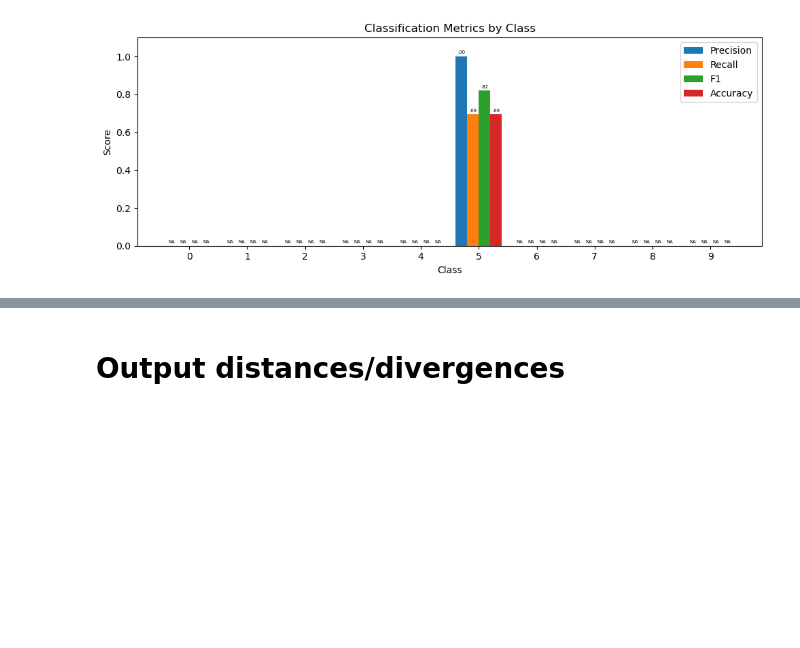
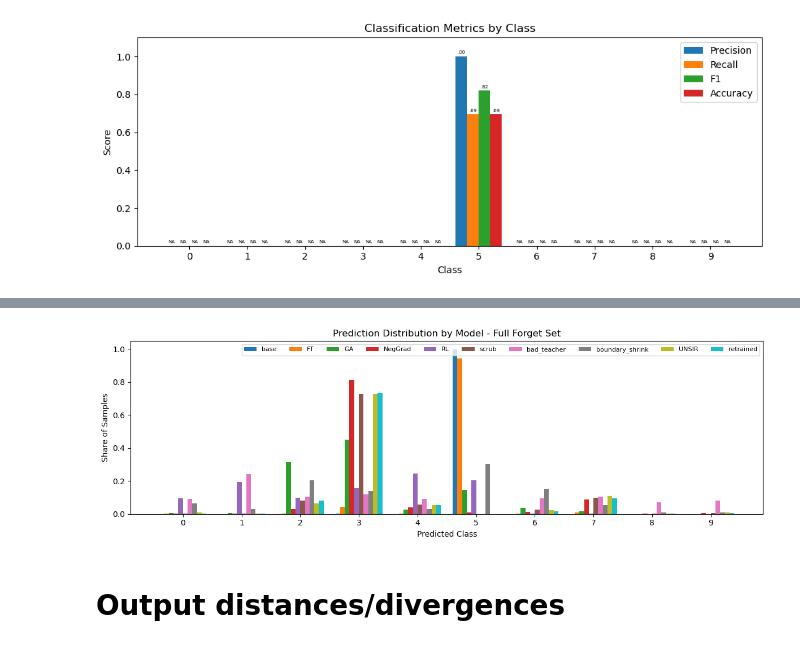
Before and after one commit to probabilistic-adaptation/verifying_unlearning_2026, a Jupyter notebook: master_auditor.ipynb, the cells around one changed output, grey strips where cells are left out. Drawn from its saved outputs; the diff is of its cells as text; code cells hidden in the pictures; blank space fills up the shorter version.

```diff
--- a/master_auditor.ipynb
+++ b/master_auditor.ipynb
@@ -51,10 +51,13 @@ base_model = init_model(model_class = "ResNet", num_classes = 10, checkpoint_pat
 
 # the candidate model
 FT_model = init_model(model_class = "ResNet", num_classes = 10, checkpoint_path="models/model_checkpoints/seed_4/FT_epoch_10_class_5.pth").to(device)
-# GA_model = init_model(model_class = "ResNet", num_classes = 10, checkpoint_path="models/model_checkpoints/seed_4/GA_epoch_5_class_5.pth").to(device)
-# NegGrad_model = init_model(model_class = "ResNet", num_classes = 10, checkpoint_path="models/model_checkpoints/seed_4/NegGrad_plus_epoch_10_class_5.pth").to(device)
-# RL_model = init_model(model_class = "ResNet", num_classes = 10, checkpoint_path="models/model_checkpoints/seed_4/RL_epoch_10_class_5.pth").to(device)
-# scrub_model = init_model(model_class = "ResNet", num_classes = 1000, checkpoint_path="models/model_checkpoints/seed_3015/scrub_epoch_5_class_5.pth").to(device)
+GA_model = init_model(model_class = "ResNet", num_classes = 10, checkpoint_path="models/model_checkpoints/seed_4/GA_epoch_5_class_5.pth").to(device)
+NegGrad_model = init_model(model_class = "ResNet", num_classes = 10, checkpoint_path="models/model_checkpoints/seed_4/NegGrad_plus_epoch_10_class_5.pth").to(device)
+RL_model = init_model(model_class = "ResNet", num_classes = 10, checkpoint_path="models/model_checkpoints/seed_4/RL_epoch_10_class_5.pth").to(device)
+scrub_model = init_model(model_class = "ResNet", num_classes = 10, checkpoint_path="models/model_checkpoints/seed_4/scrub_epoch_10_class_5.pth").to(device)
+bad_teacher_model = init_model(model_class = "ResNet", num_classes = 10, checkpoint_path="models/model_checkpoints/seed_4/bad_teacher_epoch_2_class_5.pth").to(device)
+boundary_shrink_model = init_model(model_class = "ResNet", num_classes = 10, checkpoint_path="models/model_checkpoints/seed_4/boundary_shrink_epoch_10_class_5.pth").to(device)
+UNSIR_model = init_model(model_class = "ResNet", num_classes = 10, checkpoint_path="models/model_checkpoints/seed_4/UNSIR_epoch_10_class_5.pth").to(device)
 
 # the oracle model
 all_paths = glob.glob(os.path.join("models/model_checkpoints/seed_4/retrain_from_scratch", "*.pth"))
@@ -63,9 +66,12 @@ retrained_model = init_model(model_class = "ResNet", num_classes = 10, checkpoin
 
 base_model.eval()
 FT_model.eval()
-# GA_model.eval()
-# NegGrad_model.eval()
-# RL_model.eval()
+GA_model.eval()
+NegGrad_model.eval()
+RL_model.eval()
+scrub_model.eval()
+boundary_shrink_model.eval()
+UNSIR_model.eval()
 retrained_model.eval()
 # %% [output]
 The normalize layer is contained in the network
@@ -312,0 +358,54 @@ plot_classification_metrics(
+# %%
+import matplotlib.pyplot as plt
+import numpy as np
+import torch.nn.functional as F
+
+def prediction_distribution_chart(loader, num_classes=10):
+    """Bar chart of each loaded model's predicted-class share over a full data loader."""
+    models = {
+        "base": base_model,
+        "FT": FT_model,
+        "GA": GA_model,
+        "NegGrad": NegGrad_model,
+        "RL": RL_model,
+        "scrub": scrub_model,
+        "bad_teacher": bad_teacher_model,
+        "boundary_shrink": boundary_shrink_model,
+        "UNSIR": UNSIR_model,
+        "retrained": retrained_model,
+    }
+
+    shares = {}
+    with torch.no_grad():
+        for name, model in models.items():
+            print(f"Evaluating model: {name}")
+            counts = torch.zeros(num_classes)
+            total = 0
+            for images, _ in loader:
+                images = images.to(device)
+                logits = model(images)
+                preds = F.softmax(logits, dim=1)[:, :num_classes].argmax(dim=1)
+                counts += torch.bincount(preds.cpu(), minlength=num_classes).float()
+                total += preds.shape[0]
+            shares[name] = (counts / total).numpy()
+
+    x = np.arange(num_classes)
+    n_models = len(models)
+    width = 0.8 / n_models
+
+    fig, ax = plt.subplots(figsize=(12, 4))
+    for i, (name, s) in enumerate(shares.items()):
+        offset = (i - (n_models - 1) / 2) * width
+        ax.bar(x + offset, s, width, label=name)
+
+    ax.set_xlabel("Predicted Class")
+    ax.set_ylabel("Share of Samples")
+    ax.set_title("Prediction Distribution by Model - Full Forget Set")
+    ax.set_xticks(x)
+    ax.legend(fontsize=8, ncol=n_models)
+    plt.tight_layout()
+    plt.show()
+
+# example usage
+prediction_distribution_chart(unlearning_loaders["forget"])
+# %% [output]
@@ -313,3 +422,4 @@ plot_classification_metrics(
+[figure, added]
 # %% [markdown]
 # Output distances/divergences
 # %% [markdown]
```
Also changed, not shown: parts of 10 cells of this notebook, 15 other files.
